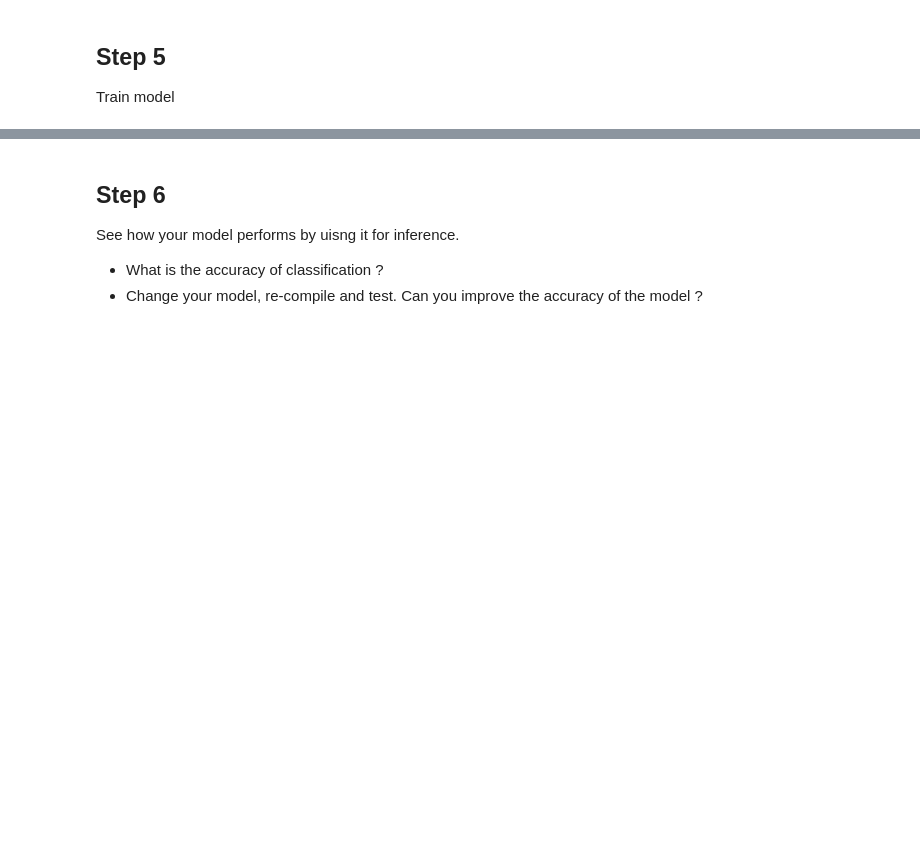
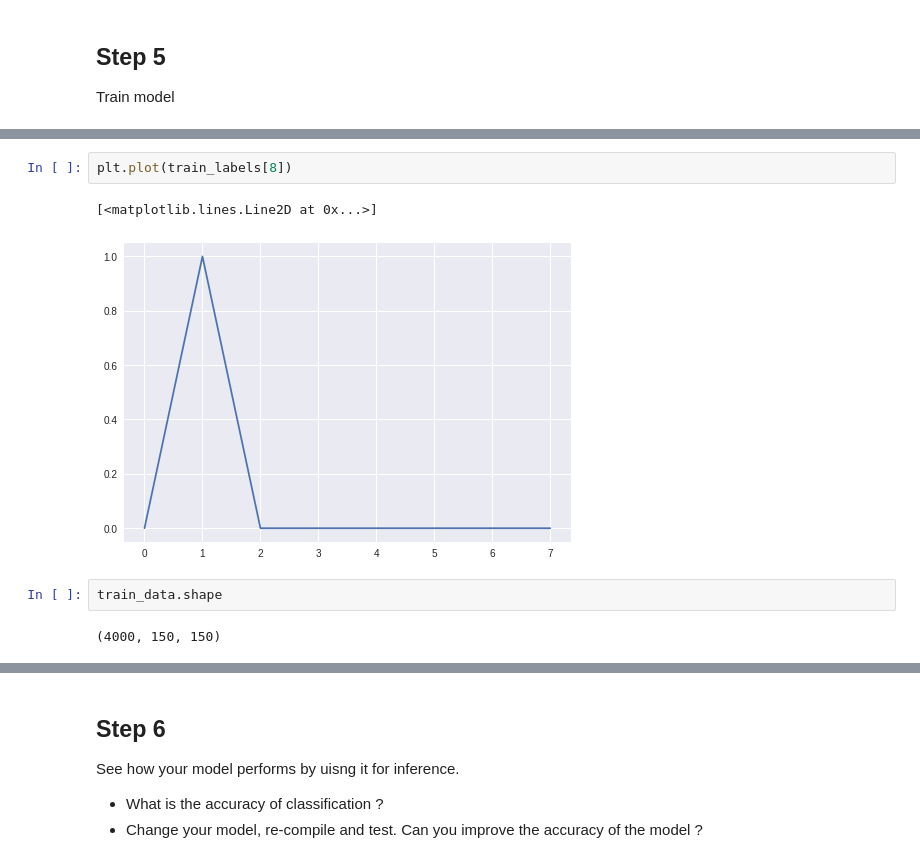
Before and after one commit to KHATUNA3/Week3_public, a Jupyter notebook: 02TextureClassificationWithConvNets.ipynb, the cells around one changed output, grey strips where cells are left out. Saved outputs shown, nothing was run; the diff lists cells and outputs as text; blank space fills up the shorter version.

```diff
--- a/02TextureClassificationWithConvNets.ipynb
+++ b/02TextureClassificationWithConvNets.ipynb
@@ -214,0 +262,9 @@ Epoch 10/10
+# %%
+plt.plot(train_labels[8])
+# %% [output]
+[<matplotlib.lines.Line2D at 0x...>]
+[figure, added]
+# %%
+train_data.shape
+# %% [output]
+(4000, 150, 150)
```
Also changed, not shown: parts of 16 cells of this notebook.
